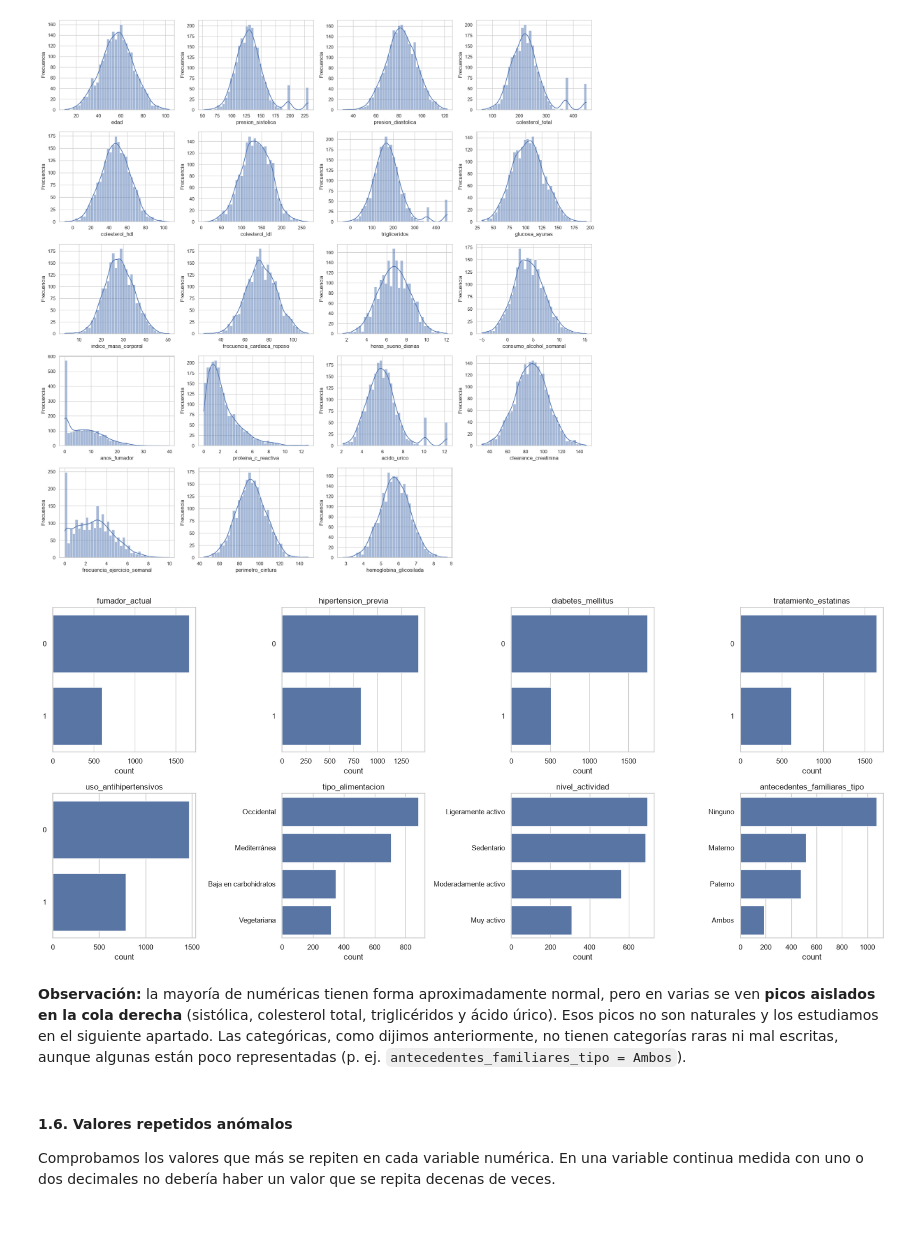
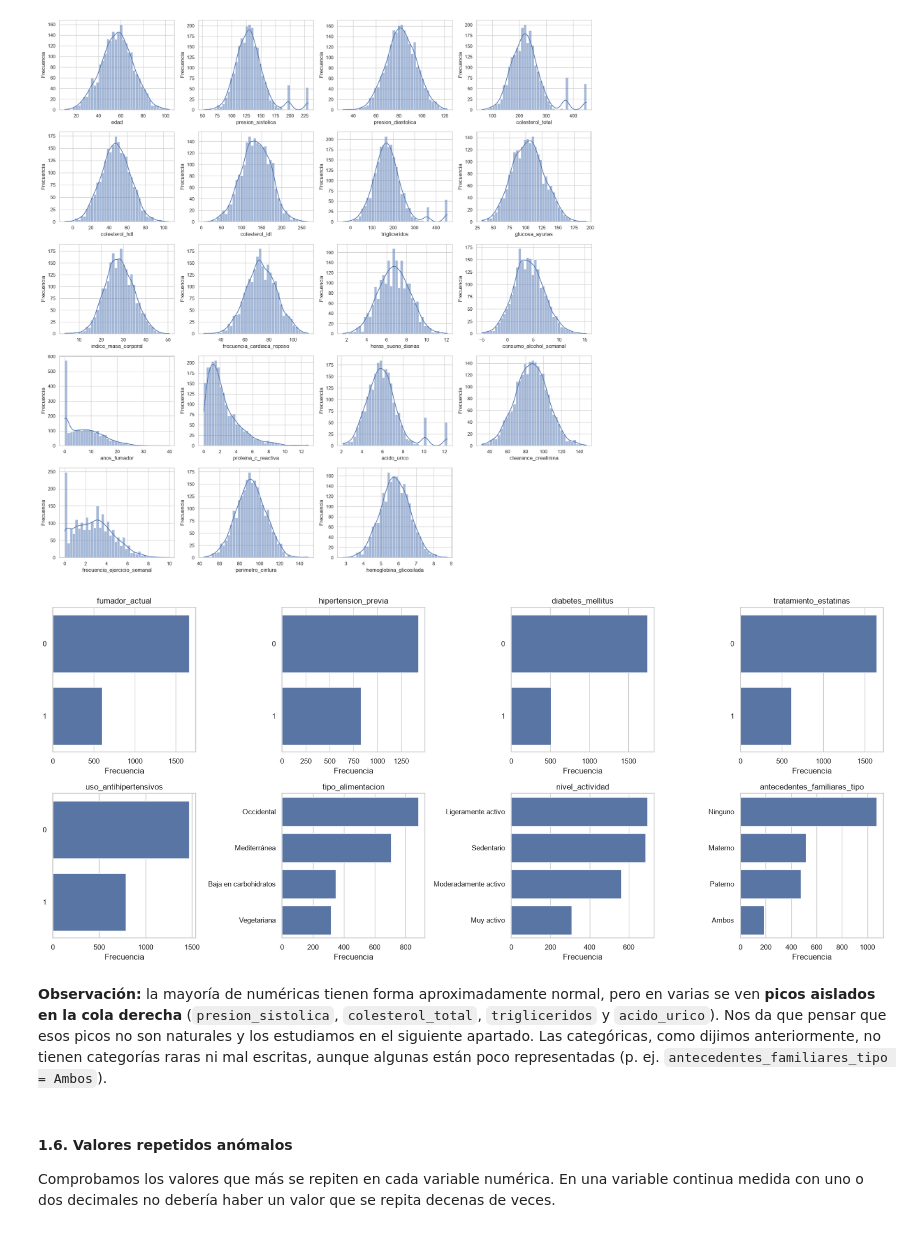
Before and after one commit to alberct96/ML-Entregable1, a Jupyter notebook: ML-Entregable1.ipynb, the cells around one changed output. Cells and saved outputs as stored; diff of their text form; code cells hidden in the pictures.

```diff
--- a/ML-Entregable1.ipynb
+++ b/ML-Entregable1.ipynb
@@ -289,20 +291,23 @@ plt.show()
 # %% [output]
 [figure]
 # %%
+# Variables binarias y categóricas
+
 # Creamos una rejilla de 2x4 gráficos para las 5 variables binarias y las 3 categóricas
 fig, axes = plt.subplots(2, 4, figsize=(18, 8))
 for ax, col in zip(axes.flat, binary_features + categorical_features):
     # Ordenamos las barras de mayor a menor frecuencia
     sns.countplot(y=col, data=df, order=df[col].value_counts().index, ax=ax)
     ax.set_title(col)
     ax.set_ylabel("")
+    ax.set_xlabel("Frecuencia")
 
 plt.tight_layout()
 plt.show()
 # %% [output]
-[figure, old version]
+[figure, new version]
 # %% [markdown]
-**Observación:** la mayoría de numéricas tienen forma aproximadamente normal, pero en varias se ven **picos aislados en la cola derecha** (sistólica, colesterol total, triglicéridos y ácido úrico). Esos picos no son naturales y los estudiamos en el siguiente apartado. Las categóricas, como dijimos anteriormente, no tienen categorías raras ni mal escritas, aunque algunas están poco representadas (p. ej. `antecedentes_familiares_tipo = Ambos`).
+**Observación:** la mayoría de numéricas tienen forma aproximadamente normal, pero en varias se ven **picos aislados en la cola derecha** (`presion_sistolica`, `colesterol_total`, `trigliceridos` y `acido_urico`). Nos da que pensar que esos picos no son naturales y los estudiamos en el siguiente apartado. Las categóricas, como dijimos anteriormente, no tienen categorías raras ni mal escritas, aunque algunas están poco representadas (p. ej. `antecedentes_familiares_tipo = Ambos`).
 # %% [markdown]
 #### 1.6. Valores repetidos anómalos
 
```
Also changed, not shown: parts of 18 cells of this notebook.
